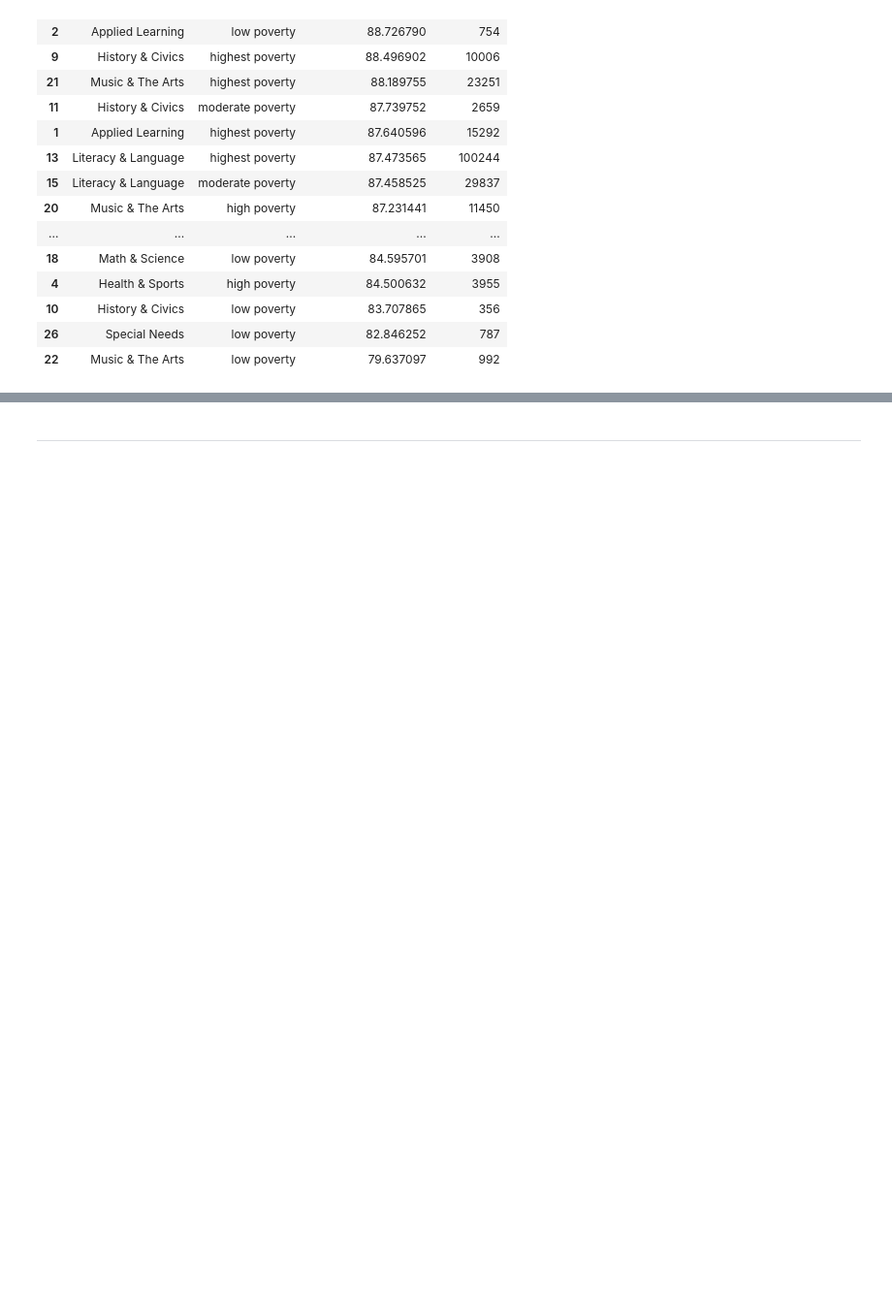
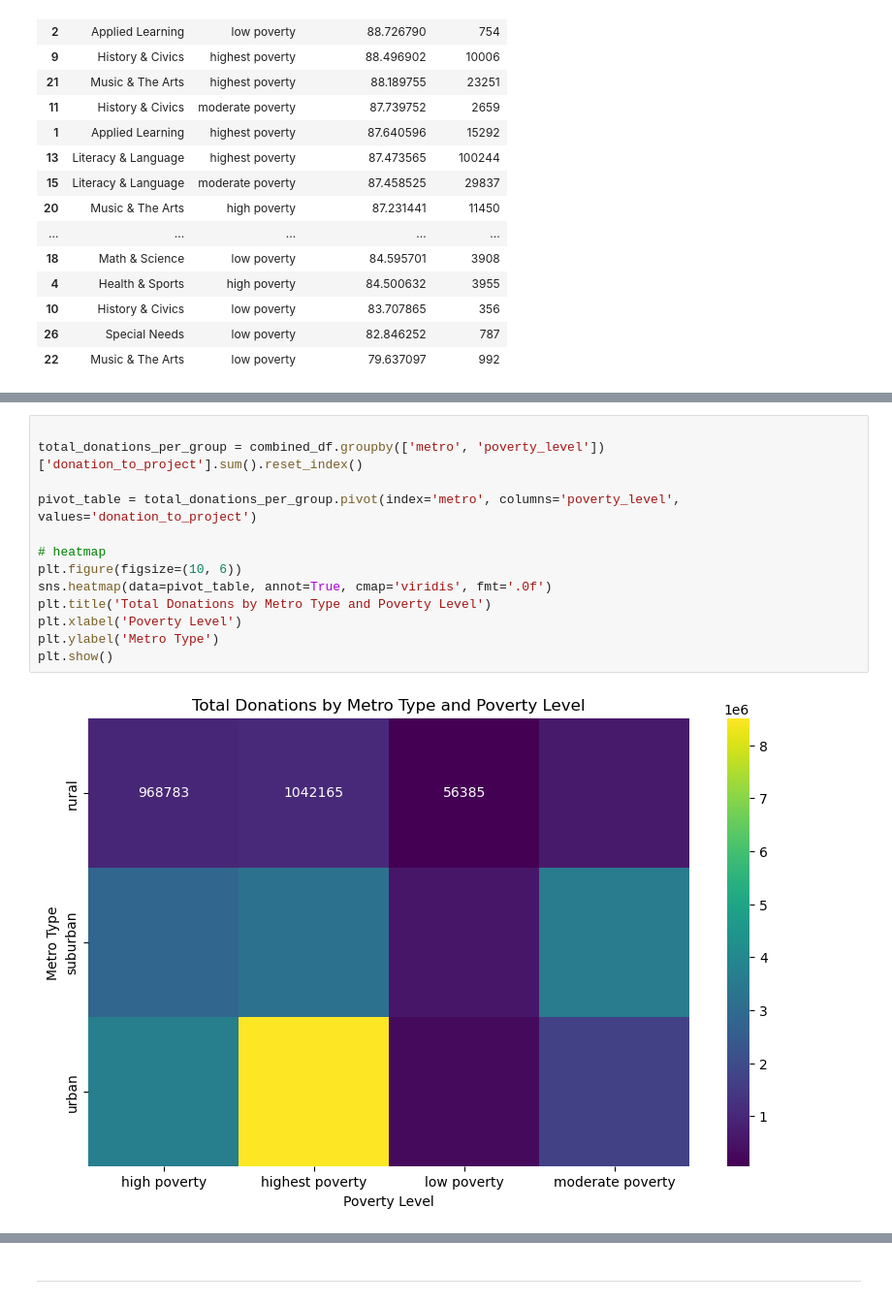
Before and after one commit to wallychang88/pythonforbusiness, a Jupyter notebook: Project_starterFile.ipynb, the cells around one changed output, grey strips where cells are left out. Shown at 97% size. Cells and saved outputs as stored; diff of their text form; blank space fills up the shorter version.

```diff
--- a/Project_starterFile.ipynb
+++ b/Project_starterFile.ipynb
@@ -194,0 +253,15 @@ success_percentages
+# %%
+
+total_donations_per_group = combined_df.groupby(['metro', 'poverty_level'])['donation_to_project'].sum().reset_index()
+
+pivot_table = total_donations_per_group.pivot(index='metro', columns='poverty_level', values='donation_to_project')
+
+# heatmap
+plt.figure(figsize=(10, 6))
+sns.heatmap(data=pivot_table, annot=True, cmap='viridis', fmt='.0f')
+plt.title('Total Donations by Metro Type and Poverty Level')
+plt.xlabel('Poverty Level')
+plt.ylabel('Metro Type')
+plt.show()
+# %% [output]
+[figure, added]
```
Also changed, not shown: parts of 7 cells of this notebook.
